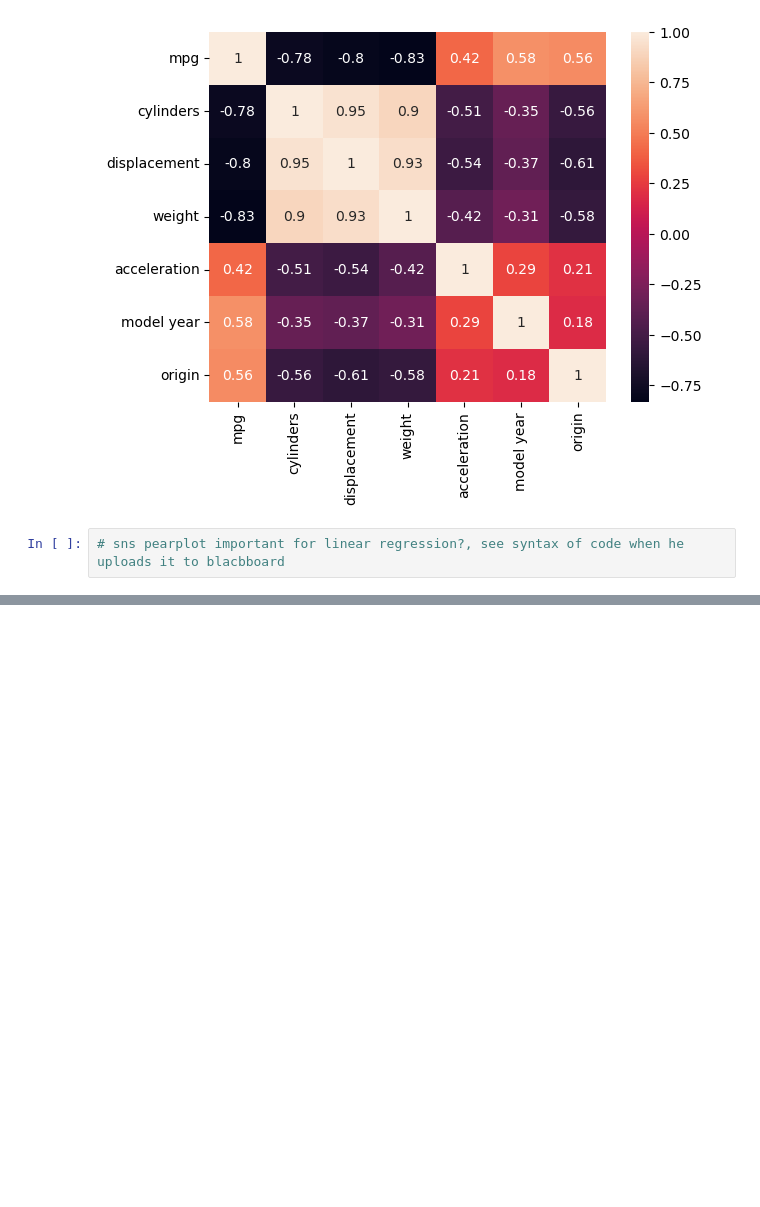
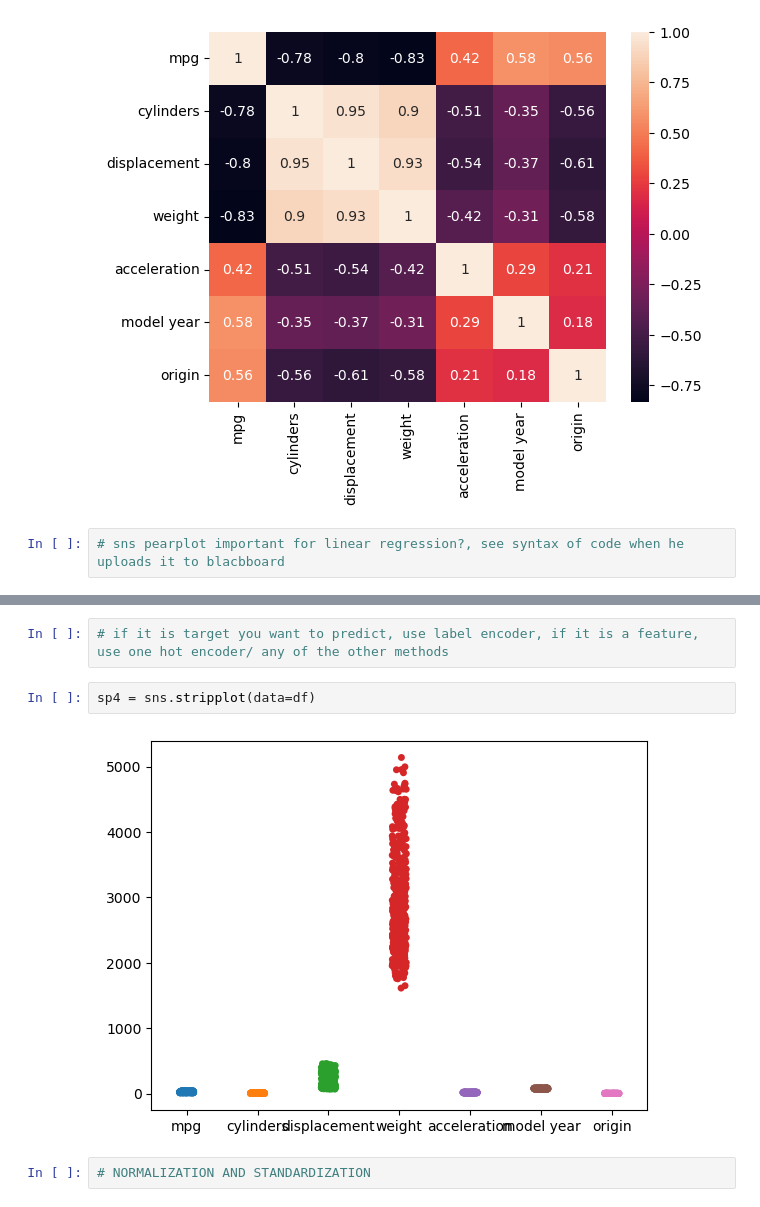
Before and after one commit to sokosaa/Machine-Learning-in-Mechanical-Engineering, a Jupyter notebook: HW1/week2/auto-mpg-plots.ipynb, the cells around one changed output, grey strips where cells are left out. Saved outputs shown, nothing was run; the diff lists cells and outputs as text; blank space fills up the shorter version.

```diff
--- a/HW1/week2/auto-mpg-plots.ipynb
+++ b/HW1/week2/auto-mpg-plots.ipynb
@@ -134,0 +264,8 @@ sns.heatmap(data.corr(), annot=True)
+# %%
+# if it is target you want to predict, use label encoder, if it is a feature, use one hot encoder/ any of the other methods
+# %%
+sp4 = sns.stripplot(data=df)
+# %% [output]
+[figure, added]
+# %%
+# NORMALIZATION AND STANDARDIZATION
```
Also changed, not shown: parts of 14 cells of this notebook, 1 other file.
